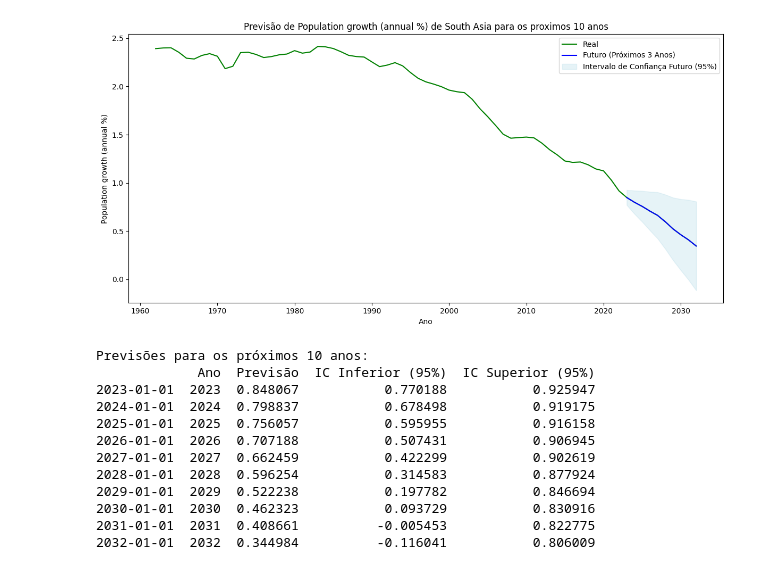
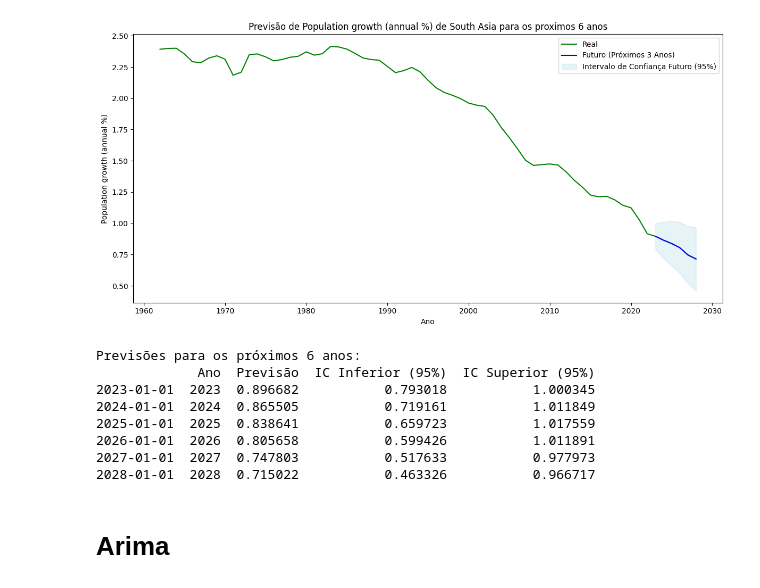
Before and after one commit to joaofariastn/Projecao-populacional, a Jupyter notebook: SouthAsia.ipynb, the cells around one changed output. Drawn from its saved outputs; the diff is of its cells as text; code cells hidden in the pictures.

```diff
--- a/SouthAsia.ipynb
+++ b/SouthAsia.ipynb
@@ -121,8 +248,8 @@ model = SARIMAX(
 model_fit = model.fit()
 
 
-# Prever os próximos 3 anos
-future_steps = 10
+# Prever os próximos 6 anoss
+future_steps = 6
 forecast_future = model_fit.get_forecast(steps=future_steps)
 predictions_future = forecast_future.predicted_mean
 conf_int_future = forecast_future.conf_int()
@@ -144,45 +271,43 @@ train_data_reset.columns = ['Time', 'Population Growth']
 predictions_future_reset.columns = ['Time', 'Population Growth']
 
 # Concatenate the dataframes
 combined_df = pd.concat([train_data_reset, predictions_future_reset], ignore_index=True)
 
 # Set 'Time' as the index again
 combined_df = combined_df.set_index('Time')
 
 # Print or use the combined dataframe as needed
 combined_df
 # Plotar as previsões contra os valores reais e futuros
 plt.figure(figsize=(12, 6))
 plt.plot(combined_df.index, combined_df, label='Real', color='green')
 plt.plot(future_dates, predictions_future, label='Futuro (Próximos 3 Anos)', color='blue')
 plt.fill_between(future_dates, conf_int_future.iloc[:, 0], conf_int_future.iloc[:, 1], color='lightblue', alpha=0.3, label='Intervalo de Confiança Futuro (95%)')
 plt.legend()
-plt.title('Previsão de Population growth (annual %) de South Asia para os proximos 10 anos')
+plt.title('Previsão de Population growth (annual %) de South Asia para os proximos 6 anos')
 plt.xlabel('Ano')
 plt.ylabel('Population growth (annual %)')
 plt.tight_layout()
 plt.show()
 
 # Exibir as previsões futuras com intervalo de confiança
 forecast_table = pd.DataFrame({
     'Ano': future_dates.year,
     'Previsão': predictions_future,
     'IC Inferior (95%)': conf_int_future.iloc[:, 0],
     'IC Superior (95%)': conf_int_future.iloc[:, 1]
 })
-print("Previsões para os próximos 10 anos:")
+print("Previsões para os próximos 6 anos:")
 print(forecast_table)
 # %% [output]
-[figure, old version]
+[figure, new version]
-Previsões para os próximos 10 anos:
+Previsões para os próximos 6 anos:
              Ano  Previsão  IC Inferior (95%)  IC Superior (95%)
-2023-01-01  2023  0.848067           0.770188           0.925947
-2024-01-01  2024  0.798837           0.678498           0.919175
-2025-01-01  2025  0.756057           0.595955           0.916158
-2026-01-01  2026  0.707188           0.507431           0.906945
-2027-01-01  2027  0.662459           0.422299           0.902619
-2028-01-01  2028  0.596254           0.314583           0.877924
-2029-01-01  2029  0.522238           0.197782           0.846694
-2030-01-01  2030  0.462323           0.093729           0.830916
-2031-01-01  2031  0.408661          -0.005453           0.822775
-2032-01-01  2032  0.344984          -0.116041           0.806009
+2023-01-01  2023  0.896682           0.793018           1.000345
+2024-01-01  2024  0.865505           0.719161           1.011849
+2025-01-01  2025  0.838641           0.659723           1.017559
+2026-01-01  2026  0.805658           0.599426           1.011891
+2027-01-01  2027  0.747803           0.517633           0.977973
+2028-01-01  2028  0.715022           0.463326           0.966717
+# %% [markdown]
+# Arima
```
Also changed, not shown: parts of 8 cells of this notebook.
